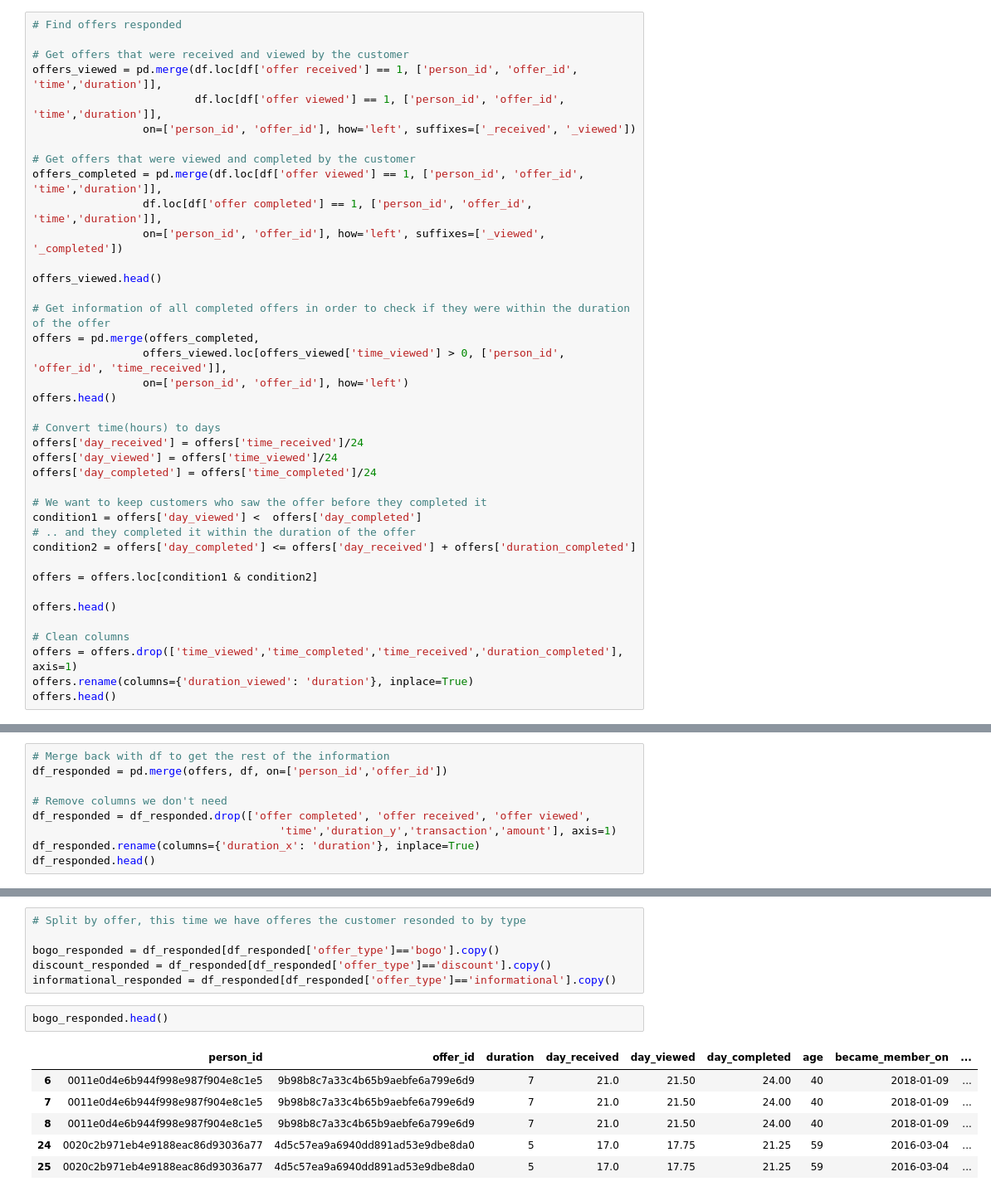
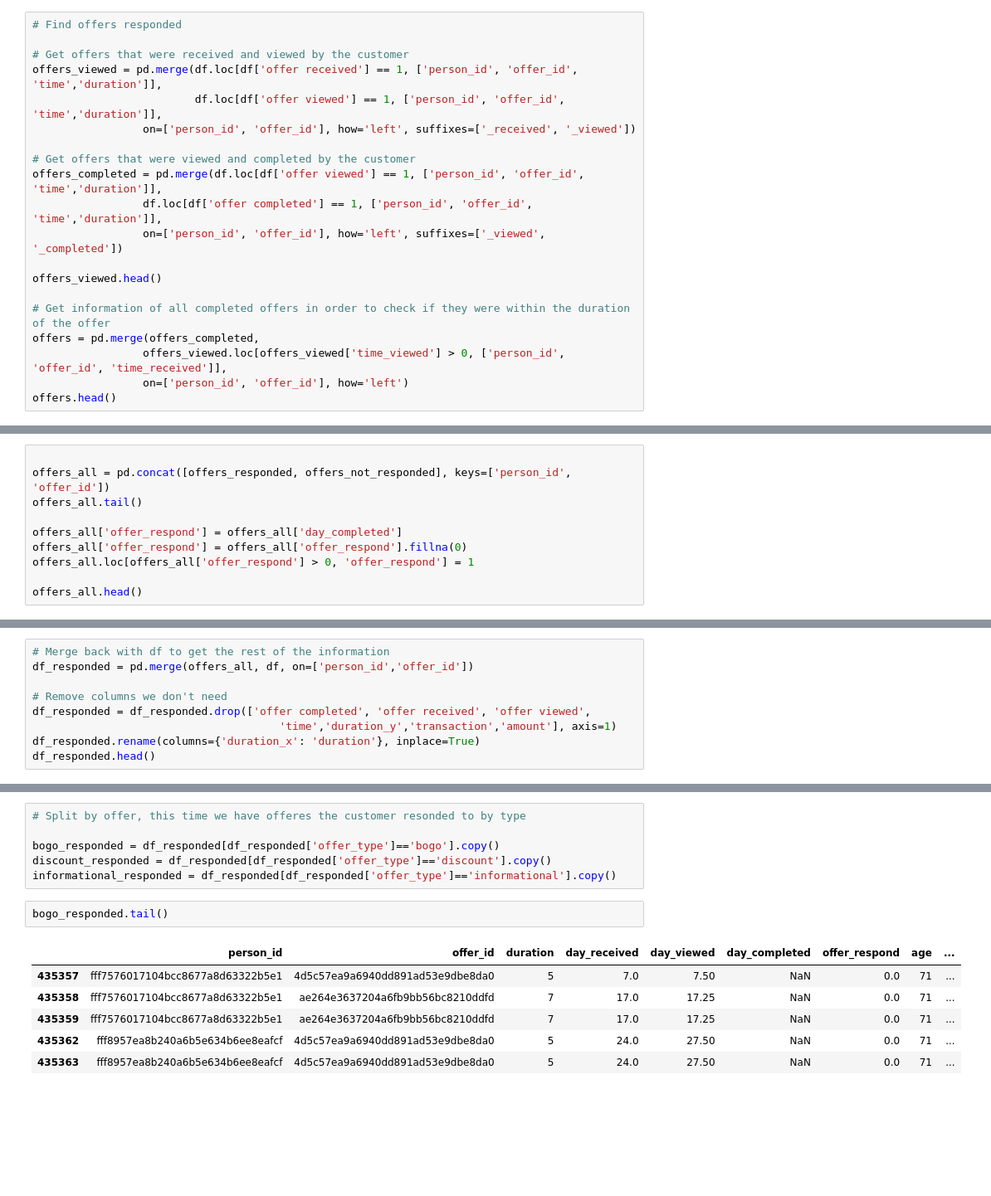
Before and after one commit to leedah/starbucks, a Jupyter notebook: Starbucks_Capstone_notebook.ipynb, the cells around one changed output, grey strips where cells are left out. Shown: that part at 83% size. Drawn from its saved outputs; the diff is of its cells as text; blank space fills up the shorter version.

```diff
--- a/Starbucks_Capstone_notebook.ipynb
+++ b/Starbucks_Capstone_notebook.ipynb
@@ -433,23 +433,4 @@ offers = pd.merge(offers_completed,
                  offers_viewed.loc[offers_viewed['time_viewed'] > 0, ['person_id', 'offer_id', 'time_received']],
                  on=['person_id', 'offer_id'], how='left')
 offers.head()
-
-# Convert time(hours) to days
-offers['day_received'] = offers['time_received']/24
-offers['day_viewed'] = offers['time_viewed']/24
-offers['day_completed'] = offers['time_completed']/24
-
-# We want to keep customers who saw the offer before they completed it
-condition1 = offers['day_viewed'] <  offers['day_completed']
-# .. and they completed it within the duration of the offer
-condition2 = offers['day_completed'] <= offers['day_received'] + offers['duration_completed']
-
-offers = offers.loc[condition1 & condition2]
-
-offers.head()
-
-# Clean columns
-offers = offers.drop(['time_viewed','time_completed','time_received','duration_completed'], axis=1)
-offers.rename(columns={'duration_viewed': 'duration'}, inplace=True)
-offers.head()
 # %% [output]
@@ -461,0 +519,10 @@ offers.head()
+# %%
+
+offers_all = pd.concat([offers_responded, offers_not_responded], keys=['person_id', 'offer_id'])
+offers_all.tail()
+
+offers_all['offer_respond'] = offers_all['day_completed']
+offers_all['offer_respond'] = offers_all['offer_respond'].fillna(0)
+offers_all.loc[offers_all['offer_respond'] > 0, 'offer_respond'] = 1
+
+offers_all.head()
@@ -462,6 +551,6 @@ offers.head()
 # %%
 # Merge back with df to get the rest of the information
-df_responded = pd.merge(offers, df, on=['person_id','offer_id'])
+df_responded = pd.merge(offers_all, df, on=['person_id','offer_id'])
 
 # Remove columns we don't need
 df_responded = df_responded.drop(['offer completed', 'offer received', 'offer viewed',
@@ -482,11 +571,11 @@ bogo_responded = df_responded[df_responded['offer_type']=='bogo'].copy()
 discount_responded = df_responded[df_responded['offer_type']=='discount'].copy()
 informational_responded = df_responded[df_responded['offer_type']=='informational'].copy()
 # %%
-bogo_responded.head()
+bogo_responded.tail()
 # %% [output]
-|  | person_id | offer_id | duration | day_received | day_viewed | day_completed | age | became_member_on | ... |
-| 6 | 0011e0d4e6b944f998e987f904e8c1e5 | 9b98b8c7a33c4b65b9aebfe6a799e6d9 | 7 | 21.0 | 21.50 | 24.00 | 40 | 2018-01-09 | ... |
-| 7 | 0011e0d4e6b944f998e987f904e8c1e5 | 9b98b8c7a33c4b65b9aebfe6a799e6d9 | 7 | 21.0 | 21.50 | 24.00 | 40 | 2018-01-09 | ... |
-| 8 | 0011e0d4e6b944f998e987f904e8c1e5 | 9b98b8c7a33c4b65b9aebfe6a799e6d9 | 7 | 21.0 | 21.50 | 24.00 | 40 | 2018-01-09 | ... |
-| 24 | 0020c2b971eb4e9188eac86d93036a77 | 4d5c57ea9a6940dd891ad53e9dbe8da0 | 5 | 17.0 | 17.75 | 21.25 | 59 | 2016-03-04 | ... |
-| 25 | 0020c2b971eb4e9188eac86d93036a77 | 4d5c57ea9a6940dd891ad53e9dbe8da0 | 5 | 17.0 | 17.75 | 21.25 | 59 | 2016-03-04 | ... |
+|  | person_id | offer_id | duration | day_received | day_viewed | day_completed | offer_respond | age | ... |
+| 435357 | fff7576017104bcc8677a8d63322b5e1 | 4d5c57ea9a6940dd891ad53e9dbe8da0 | 5 | 7.0 | 7.50 | NaN | 0.0 | 71 | ... |
+| 435358 | fff7576017104bcc8677a8d63322b5e1 | ae264e3637204a6fb9bb56bc8210ddfd | 7 | 17.0 | 17.25 | NaN | 0.0 | 71 | ... |
+| 435359 | fff7576017104bcc8677a8d63322b5e1 | ae264e3637204a6fb9bb56bc8210ddfd | 7 | 17.0 | 17.25 | NaN | 0.0 | 71 | ... |
+| 435362 | fff8957ea8b240a6b5e634b6ee8eafcf | 4d5c57ea9a6940dd891ad53e9dbe8da0 | 5 | 24.0 | 27.50 | NaN | 0.0 | 71 | ... |
+| 435363 | fff8957ea8b240a6b5e634b6ee8eafcf | 4d5c57ea9a6940dd891ad53e9dbe8da0 | 5 | 24.0 | 27.50 | NaN | 0.0 | 71 | ... |
```
Also changed, not shown: parts of 10 cells of this notebook.
